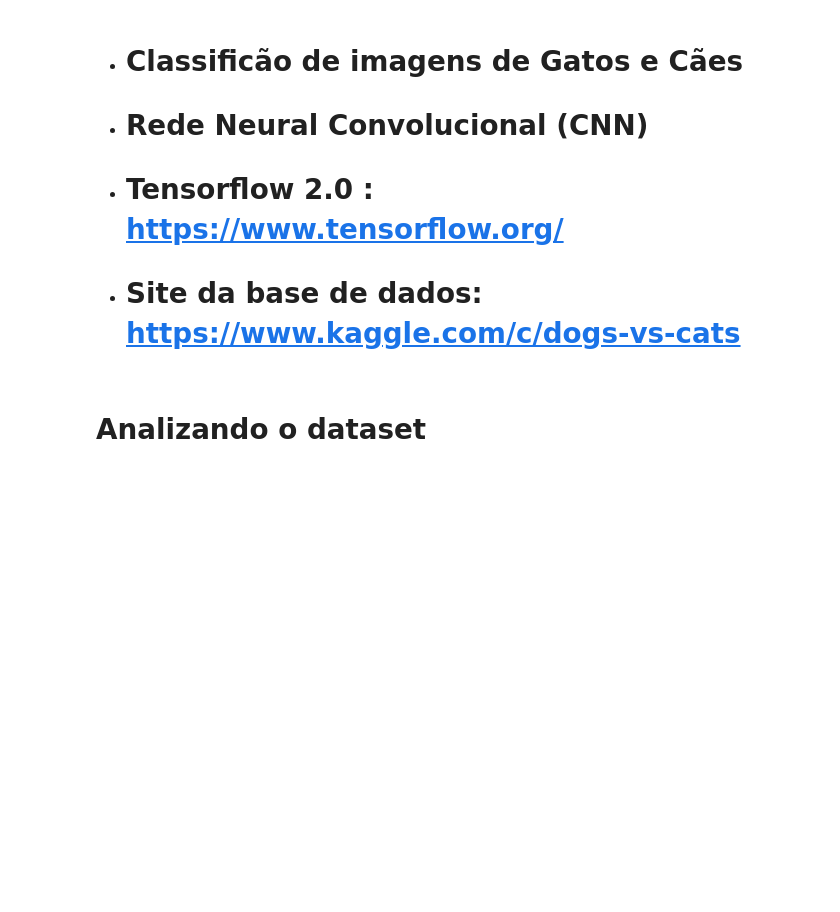
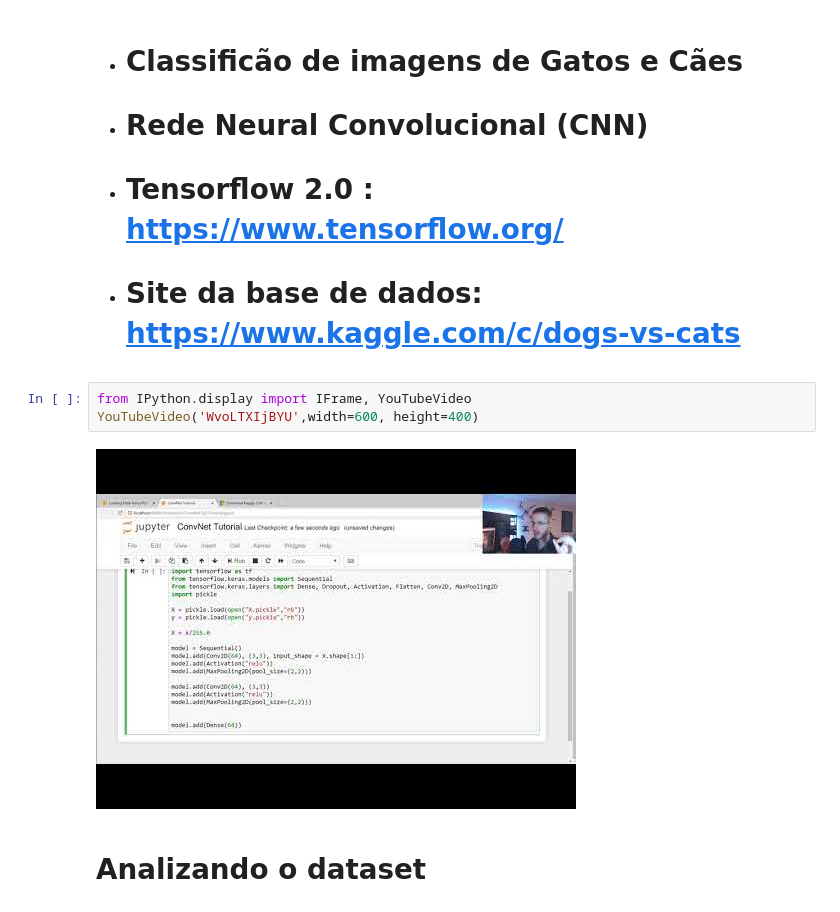
Before and after one commit to brunoprp/neural-network-apresentation, a Jupyter notebook: CNN_apresentation.ipynb, the cells around one changed output. Cells and saved outputs as stored; diff of their text form; blank space fills up the shorter version.

```diff
--- a/CNN_apresentation.ipynb
+++ b/CNN_apresentation.ipynb
@@ -10,6 +10,11 @@ Image(url= "https://i0.wp.com/deeplearningbook.com.br/wp-content/uploads/2019/06
 *   # Rede Neural Convolucional (CNN)
   *   # Tensorflow 2.0 : https://www.tensorflow.org/
   *   # Site da base de dados: https://www.kaggle.com/c/dogs-vs-cats
+# %%
+from IPython.display import IFrame, YouTubeVideo
+YouTubeVideo('WvoLTXIjBYU',width=600, height=400)
+# %% [output]
+[figure, added]
 # %% [markdown]
 #  Analizando o dataset
 # %%
```
Also changed, not shown: parts of 10 cells of this notebook.
